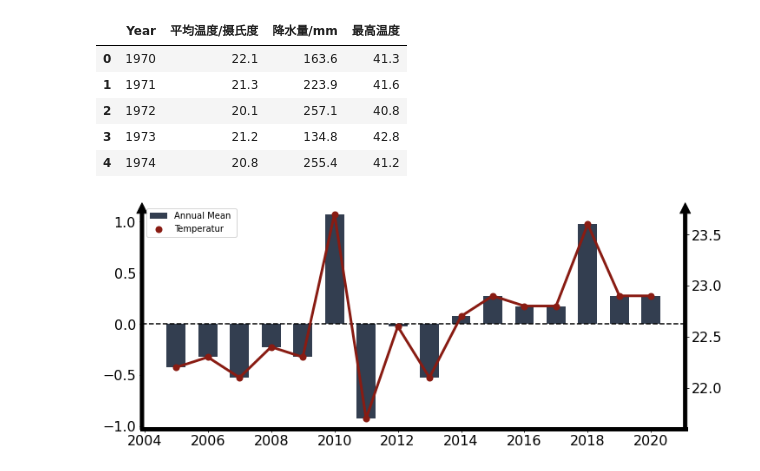
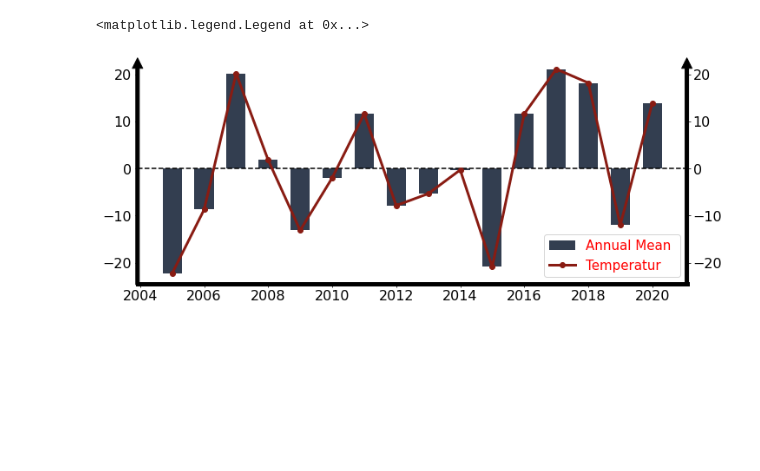
Before and after one commit to WenjieXu2000/ScienceGallery, a Jupyter notebook: demo.ipynb, the cells around one changed output. Cells and saved outputs as stored; diff of their text form; code cells hidden in the pictures; blank space fills up the shorter version.

```diff
--- a/demo.ipynb
+++ b/demo.ipynb
@@ -7,10 +4,0 @@ from matplotlib.colors import ListedColormap, LinearSegmentedColormap
-# %%
-data = pd.read_csv(r"E:\Git Code\Mathematical-modeling\Simulation practice\2018 E\Preprocess Data\Iraq.csv")
-data.head()
-# %% [output]
-|  | Year | 平均温度/摄氏度 | 降水量/mm | 最高温度 |
-| 0 | 1970 | 22.1 | 163.6 | 41.3 |
-| 1 | 1971 | 21.3 | 223.9 | 41.6 |
-| 2 | 1972 | 20.1 | 257.1 | 40.8 |
-| 3 | 1973 | 21.2 | 134.8 | 42.8 |
-| 4 | 1974 | 20.8 | 255.4 | 41.2 |
@@ -21,37 +5,42 @@ all_temp_mean = np.mean(tempmean)
+# %%
+Year = np.arange(2005, 2021)
+data = np.random.uniform(-26,26,16)
 # %%
-x = tempmean-all_temp_mean
 fig,ax1 = plt.subplots(figsize=(10, 4), layout='constrained')
-# 去除上面的坐标轴
+
+# 去除顶部的坐标轴
 ax1.spines['top'].set_visible(False)
-f1 = ax1.bar(year,x,color='#333E50',width=0.6)
+
+f1 = ax1.bar(Year,data,color='#333E50',width=0.6)
 # 指定长度的线，横线用hlines，竖线用vlines
 # 在横轴上加一条水平线，axhline
 ax1.axhline(0,0,1,color='black',ls='--')
 # 绘制左y轴方向的箭头
 ax1.annotate('',
              xy=(0, 1.06), xycoords='axes fraction',
              xytext=(0, -0.06), textcoords='axes fraction',
              arrowprops=dict(facecolor='black', shrink=0.05),
              zorder=5)
 # 绘制右y轴方向的箭头
 ax1.annotate('',
              xy=(1.0, 1.06), xycoords='axes fraction',
              xytext=(1, -0.06), textcoords='axes fraction',
              arrowprops=dict(facecolor='black', shrink=0.05),
              zorder=5)
 
 # 修改坐标轴粗细和字体大小
 ax1.spines['bottom'].set_linewidth(5)
 ax1.tick_params(labelsize=16)
 
+# 画出该图的姊妹图，即两个图合并
 ax2 = ax1.twinx()
+# 两个姊妹图的Axes需要单独设置
 ax2.spines['top'].set_visible(False)
 ax2.tick_params(labelsize=16)
 
-ax2.plot(year,tempmean,'-',color='#891C13', lw=3)
-f2 = ax2.scatter(year,tempmean,color='#891C13', lw=2)
-ax2.legend([f1, f2], ['Annual Mean ', 'Temperatur'])
-
-plt.savefig(r"E:\Git Code\Mathematical-modeling\Simulation practice\2018 E\Picture\趋势图.jpg",dpi=400)
+f2, = ax2.plot(Year,data,'-o',color='#891C13', lw=3)
+# 绘制Lable，plot需要在输出前加一个逗号
+ax2.legend(handles=[f1, f2], labels=['Annual Mean ', 'Temperatur'], loc='best', fontsize=15, labelcolor='Red')
 # %% [output]
+<matplotlib.legend.Legend at 0x...>
-[figure, old version]
+[figure, new version]
```
Also changed, not shown: parts of 4 cells of this notebook, 2 other files.
